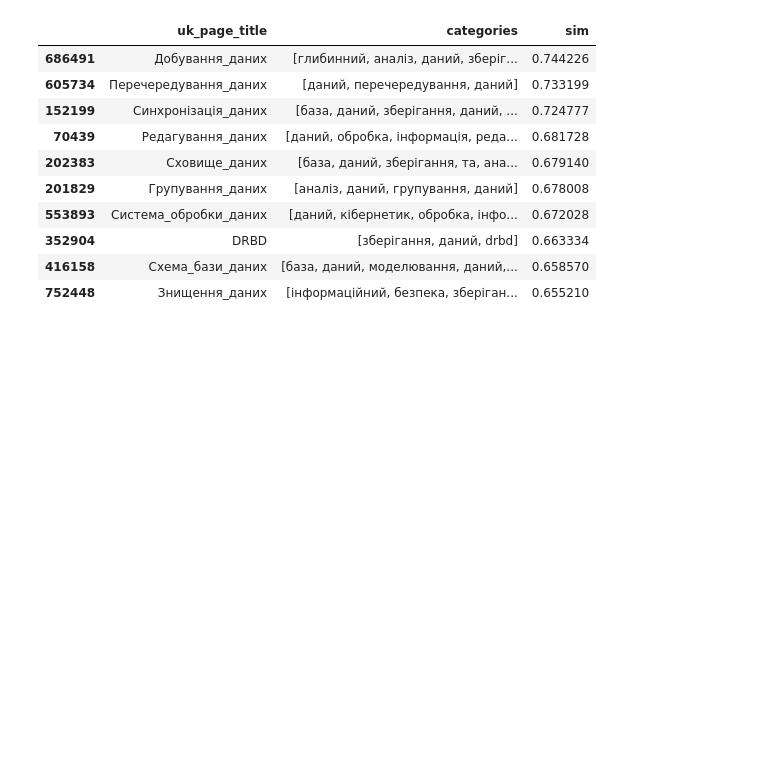
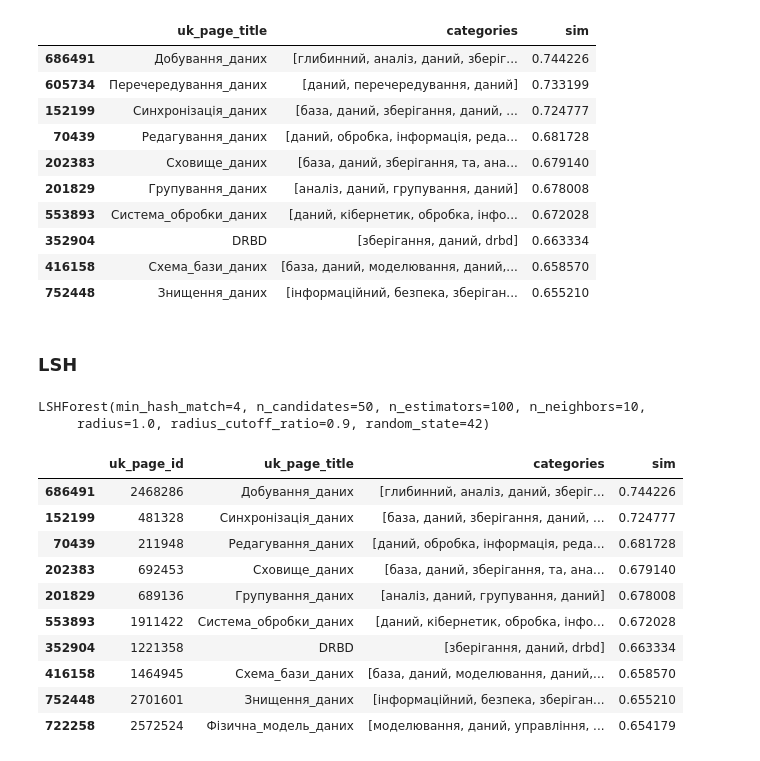
Before and after one commit to antonmi/ua-categories--en-pageviews, a Jupyter notebook: UA categories -> EN pageviews.ipynb, the cells around one changed output. Cells and saved outputs as stored; diff of their text form; code cells hidden in the pictures; blank space fills up the shorter version.

```diff
--- a/UA categories -> EN pageviews.ipynb
+++ b/UA categories -> EN pageviews.ipynb
@@ -446,3 +450,5 @@ pages_with_ranks[['uk_page_title', 'categories', 'sim']].head(10)
 | 352904 | DRBD | [зберігання, даний, drbd] | 0.663334 |
 | 416158 | Схема_бази_даних | [база, даний, моделювання, даний,... | 0.658570 |
 | 752448 | Знищення_даних | [інформаційний, безпека, зберіган... | 0.655210 |
+# %% [markdown]
+### LSH
@@ -448,0 +457,24 @@ pages_with_ranks[['uk_page_title', 'categories', 'sim']].head(10)
+# %%
+X_train = np.array(list(map(lambda x: x.tolist(), pages_with_ranks['weighted_cat_vector'])))
+# %%
+lshf = LSHForest(n_estimators=100, random_state=42, n_neighbors=10)
+lshf.fit(X_train)
+# %% [output]
+LSHForest(min_hash_match=4, n_candidates=50, n_estimators=100, n_neighbors=10,
+     radius=1.0, radius_cutoff_ratio=0.9, random_state=42)
+# %%
+_distances, indices = lshf.kneighbors([words_vector], n_neighbors=10)
+neighbors = pages_with_ranks.iloc[indices[0]]
+neighbors[['uk_page_id', 'uk_page_title', 'categories', 'sim']]
+# %% [output]
+|  | uk_page_id | uk_page_title | categories | sim |
+| 686491 | 2468286 | Добування_даних | [глибинний, аналіз, даний, зберіг... | 0.744226 |
+| 152199 | 481328 | Синхронізація_даних | [база, даний, зберігання, даний, ... | 0.724777 |
+| 70439 | 211948 | Редагування_даних | [даний, обробка, інформація, реда... | 0.681728 |
+| 202383 | 692453 | Сховище_даних | [база, даний, зберігання, та, ана... | 0.679140 |
+| 201829 | 689136 | Групування_даних | [аналіз, даний, групування, даний] | 0.678008 |
+| 553893 | 1911422 | Система_обробки_даних | [даний, кібернетик, обробка, інфо... | 0.672028 |
+| 352904 | 1221358 | DRBD | [зберігання, даний, drbd] | 0.663334 |
+| 416158 | 1464945 | Схема_бази_даних | [база, даний, моделювання, даний,... | 0.658570 |
+| 752448 | 2701601 | Знищення_даних | [інформаційний, безпека, зберіган... | 0.655210 |
+| 722258 | 2572524 | Фізична_модель_даних | [моделювання, даний, управління, ... | 0.654179 |
```
Also changed, not shown: parts of 5 cells of this notebook.
